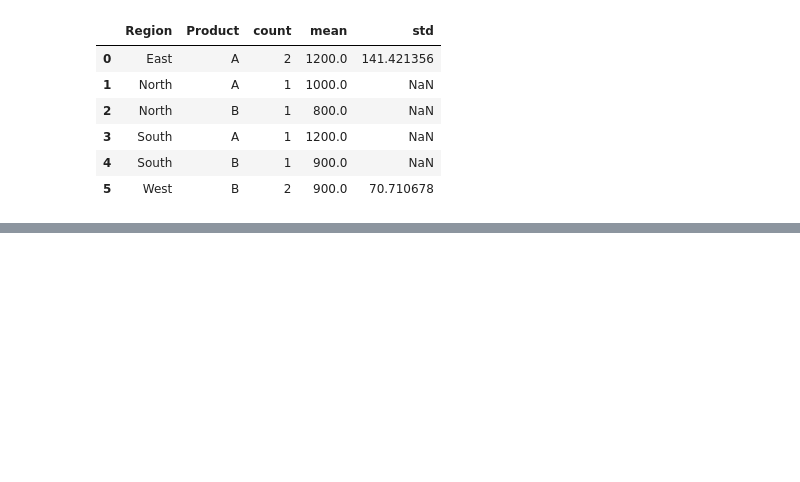
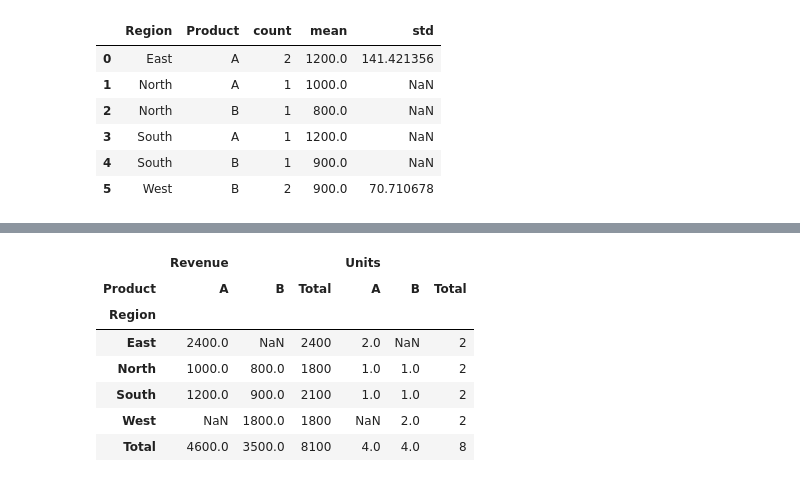
Before and after one commit to KEN-DATALABS/PROJECT-LIST, a Jupyter notebook: OneDrive/Documents/List Project/Project2.ipynb, the cells around one changed output, grey strips where cells are left out. Saved outputs shown, nothing was run; the diff lists cells and outputs as text; code cells hidden in the pictures; blank space fills up the shorter version.

```diff
--- a/OneDrive/Documents/List Project/Project2.ipynb
+++ b/OneDrive/Documents/List Project/Project2.ipynb
@@ -934,0 +939,18 @@ TypeError: pivot_table() got an unexpected keyword argument 'agg_func'. Did you
+# %%
+pivot1 = pd.pivot_table(sales,
+                        values = ['Revenue','Units'],
+                        columns= 'Product',
+                        index= 'Region',
+                        aggfunc={'Revenue':'sum','Units':'count'},
+                        margins = True,
+                        margins_name = 'Total')
+pivot1.head()
+# %% [output]
+|  | Revenue |  |  | Units |  |  |
+| Product | A | B | Total | A | B | Total |
+| Region |  |  |  |  |  |  |
+| East | 2400.0 | NaN | 2400 | 2.0 | NaN | 2 |
+| North | 1000.0 | 800.0 | 1800 | 1.0 | 1.0 | 2 |
+| South | 1200.0 | 900.0 | 2100 | 1.0 | 1.0 | 2 |
+| West | NaN | 1800.0 | 1800 | NaN | 2.0 | 2 |
+| Total | 4600.0 | 3500.0 | 8100 | 4.0 | 4.0 | 8 |
```
Also changed, not shown: parts of 7 cells of this notebook.
